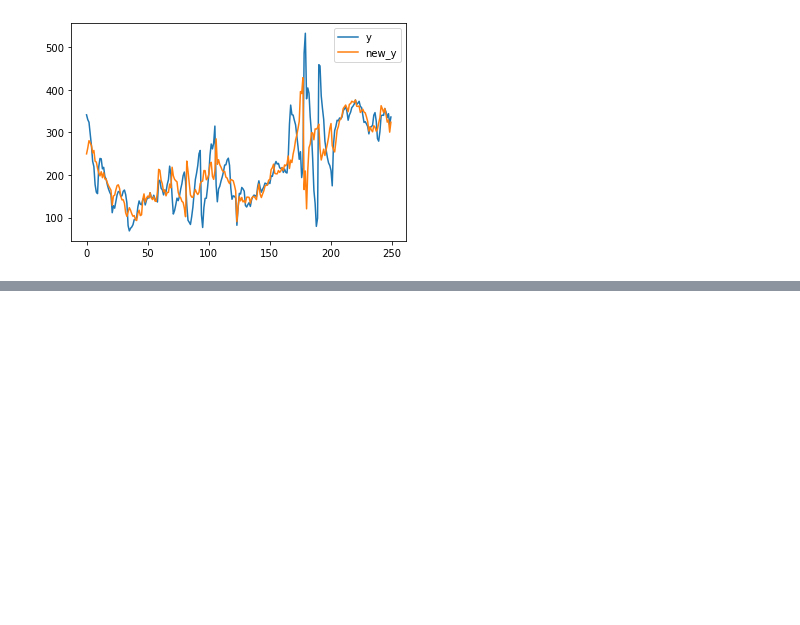
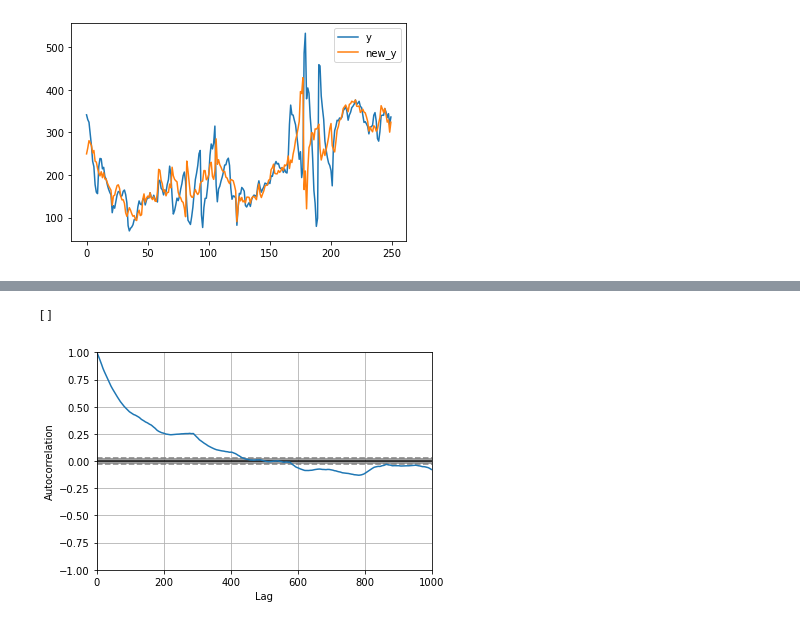
Before and after one commit to TechedLemur/IT3030, a Jupyter notebook: project3/eda.ipynb, the cells around one changed output, grey strips where cells are left out. Cells and saved outputs as stored; diff of their text form; code cells hidden in the pictures; blank space fills up the shorter version.

```diff
--- a/project3/eda.ipynb
+++ b/project3/eda.ipynb
@@ -403,0 +410,8 @@ df[['y','new_y']][:250].plot()
+# %%
+pd.plotting.autocorrelation_plot(df['new_y'].iloc[0:10000])
+
+plt.xlim(0, 1000)
+plt.plot()
+# %% [output]
+[]
+[figure, added]
```
Also changed, not shown: parts of 3 cells of this notebook, 13 other files.
